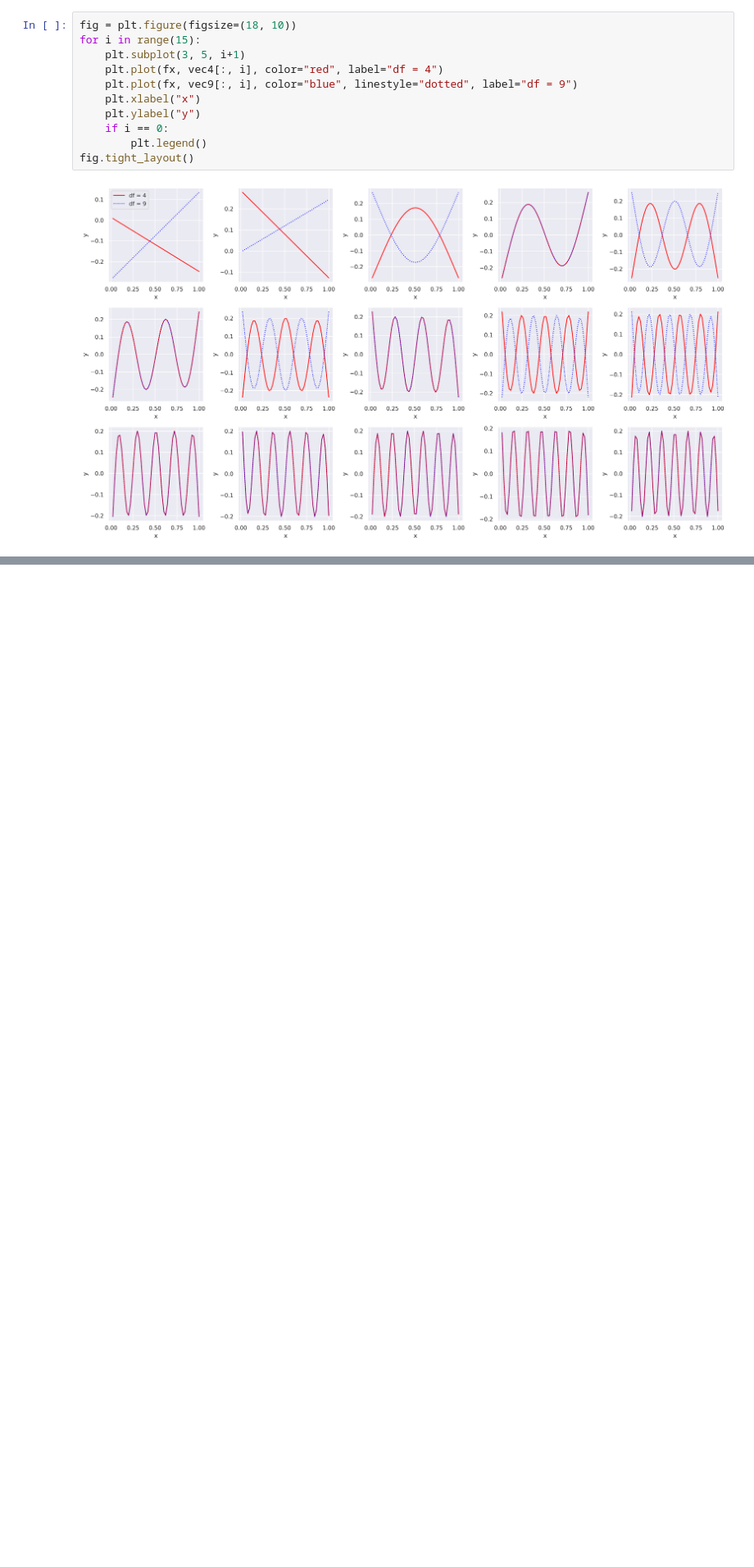
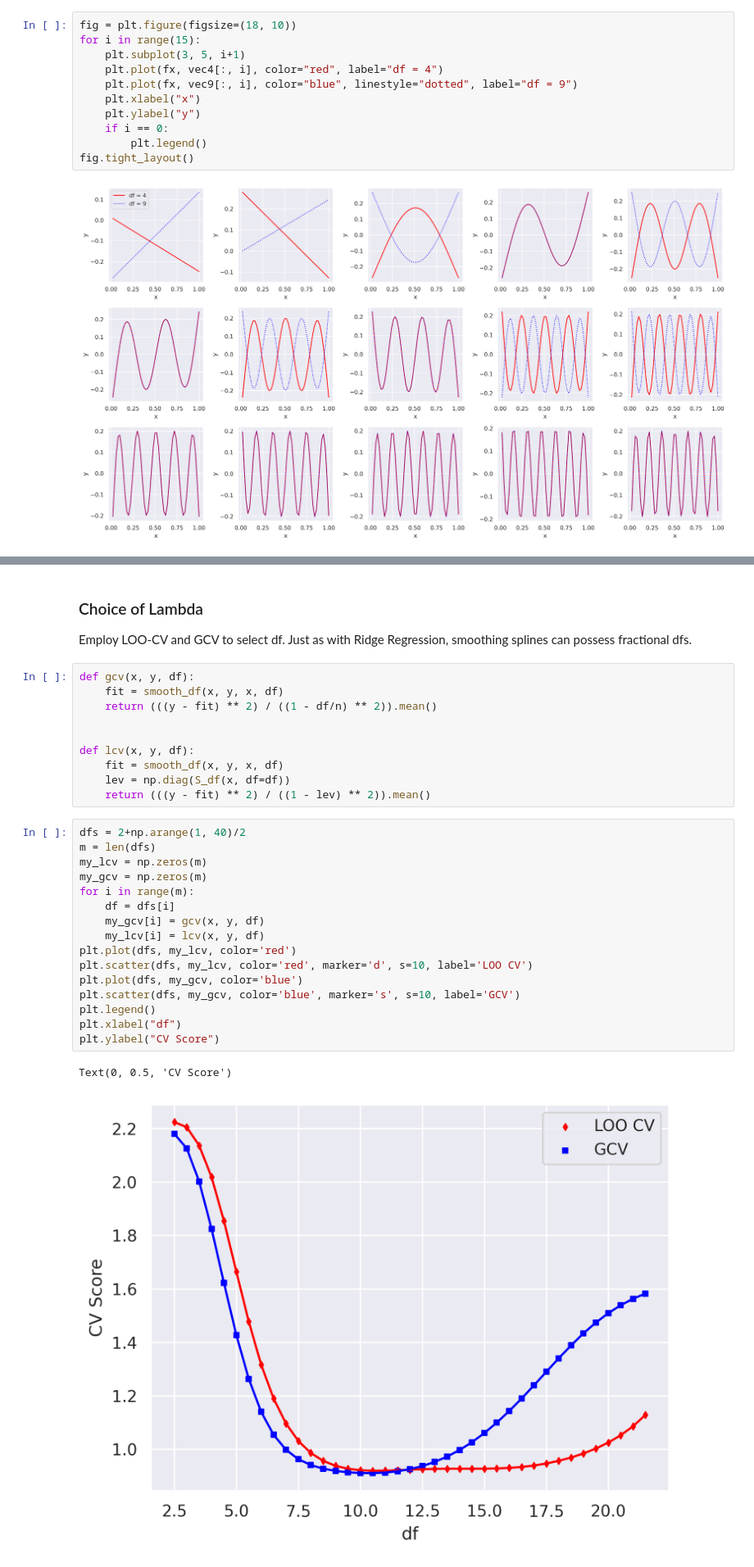
Before and after one commit to lycpaul/cs598-psl, a Jupyter notebook: code3/sample_code/Python_W5_SmoothingSpline.ipynb, the cells around one changed output, grey strips where cells are left out. Shown at 82% size. Drawn from its saved outputs; the diff is of its cells as text; blank space fills up the shorter version.

```diff
--- a/code3/sample_code/Python_W5_SmoothingSpline.ipynb
+++ b/code3/sample_code/Python_W5_SmoothingSpline.ipynb
@@ -167,0 +187,32 @@ fig.tight_layout()
+# %% [markdown]
+### Choice of Lambda
+Employ LOO-CV and GCV to select df. Just as with Ridge Regression, smoothing splines can possess fractional dfs.
+# %%
+def gcv(x, y, df):
+    fit = smooth_df(x, y, x, df)
+    return (((y - fit) ** 2) / ((1 - df/n) ** 2)).mean()
+
+
+def lcv(x, y, df):
+    fit = smooth_df(x, y, x, df)
+    lev = np.diag(S_df(x, df=df))
+    return (((y - fit) ** 2) / ((1 - lev) ** 2)).mean()
+# %%
+dfs = 2+np.arange(1, 40)/2
+m = len(dfs)
+my_lcv = np.zeros(m)
+my_gcv = np.zeros(m)
+for i in range(m):
+    df = dfs[i]
+    my_gcv[i] = gcv(x, y, df)
+    my_lcv[i] = lcv(x, y, df)
+plt.plot(dfs, my_lcv, color='red')
+plt.scatter(dfs, my_lcv, color='red', marker='d', s=10, label='LOO CV')
+plt.plot(dfs, my_gcv, color='blue')
+plt.scatter(dfs, my_gcv, color='blue', marker='s', s=10, label='GCV')
+plt.legend()
+plt.xlabel("df")
+plt.ylabel("CV Score")
+# %% [output]
+Text(0, 0.5, 'CV Score')
+[figure, added]
```
Also changed, not shown: parts of 6 cells of this notebook, 2 other files.
